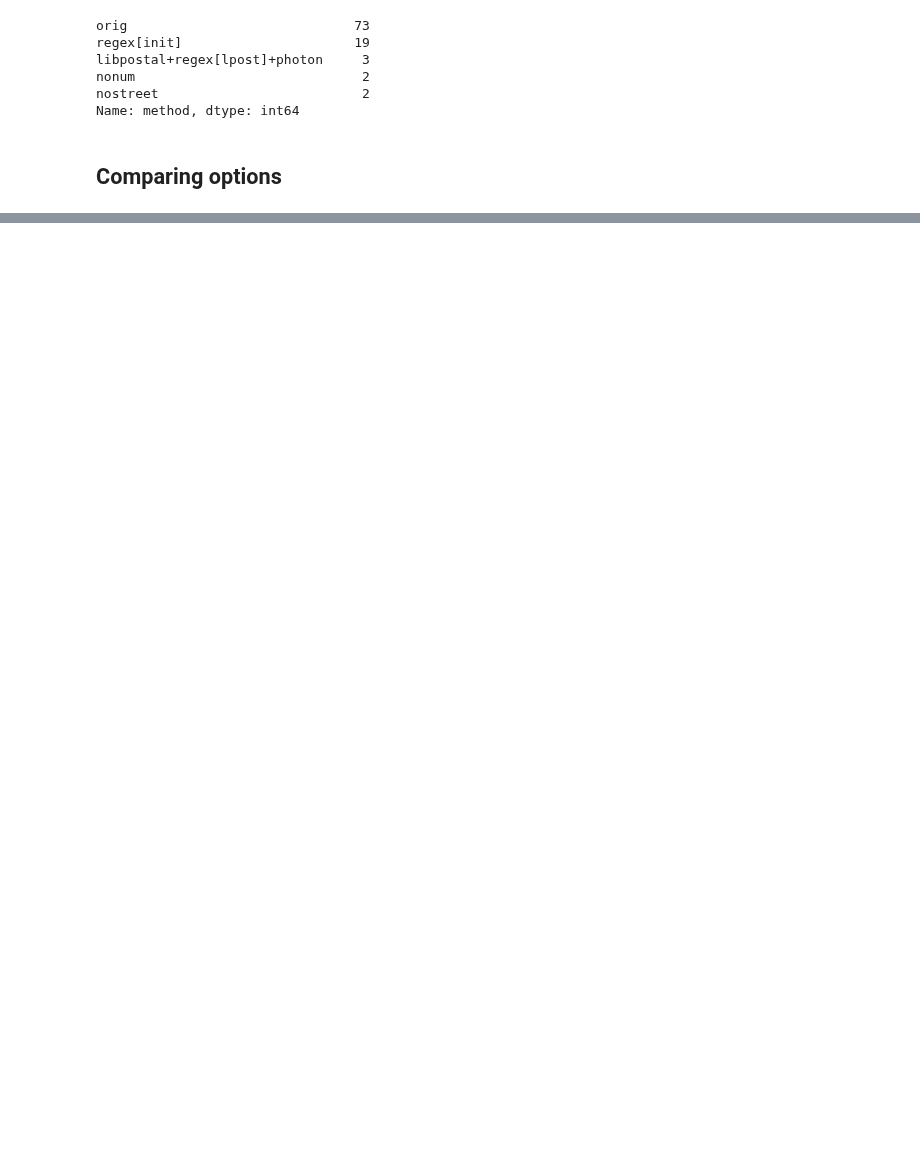
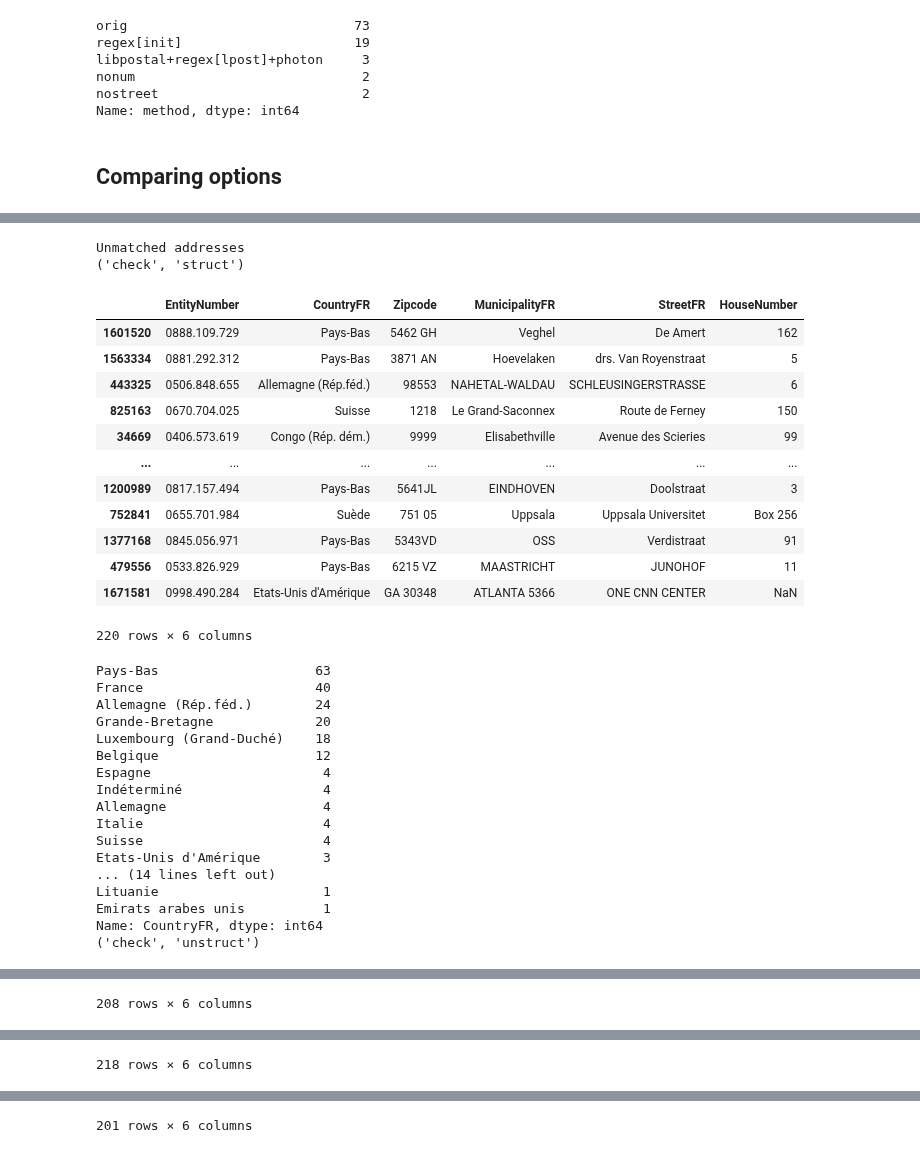
Before and after one commit to SmalsResearch/NominatimWrapper, a Jupyter notebook: AddressCleanserREST_test.ipynb, the cells around one changed output, grey strips where cells are left out. Drawn from its saved outputs; the diff is of its cells as text; code cells hidden in the pictures; blank space fills up the shorter version.

```diff
--- a/AddressCleanserREST_test.ipynb
+++ b/AddressCleanserREST_test.ipynb
@@ -353,17 +281,0 @@ Common in both (agree on result) / results only for row / results only for colum
-# %%
-for k1 in results:
-    for k2 in results:
-        if k1>k2:
-            r1=results[k1]
-            r2=results[k2]
-            mg = r1[["addr_key", "place_id"]].merge(r2[["addr_key", "place_id"]], on="addr_key", how="outer", indicator=True)
-
-            if (mg._merge=="left_only").any() :
-                print("In ", k1, "not in ", k2)
-
-                display(r1[r1.addr_key.isin(mg[mg._merge=="left_only"].addr_key)].merge(addresses.rename({addr_key_field:"addr_key"}, axis=1)))
-
-            if (mg._merge=="right_only").any() :
-                print("In ", k2, "not in ", k1)
-
-                display(r2[r2.addr_key.isin(mg[mg._merge=="right_only"].addr_key)].merge(addresses.rename({addr_key_field:"addr_key"}, axis=1)))
@@ -398,0 +286,17 @@ In  ('nocheck', 'unstruct') not in  ('nocheck', 'struct')
+# %%
+results = {}
+it_per_seconds=pd.DataFrame()
+
+for check_label in ["check", "nocheck"]:
+    for struct_label in ["struct", "unstruct" ]:
+        print(check_label, struct_label)
+        start=datetime.now()
+
+        results[(check_label, struct_label)] = call_ws_batch_chunks(addresses,
+                                                                    mode="short",
+                                                                    check_result   =  check_label == "check",
+                                                                    structured_osm =  struct_label == "struct")
+
+        it_per_seconds.loc[check_label, struct_label] = addresses.shape[0] / (datetime.now()-start).total_seconds()
+print("Iterations per seconds:")
+it_per_seconds
@@ -398,0 +326,40 @@ In  ('nocheck', 'unstruct') not in  ('nocheck', 'struct')
+# %%
+print("Unmatched addresses")
+for k1 in results:
+    print(k1)
+    nomatch=addresses[~addresses[addr_key_field].isin(results[k1]["addr_key"])]
+    display(nomatch)
+    print(nomatch[country_field].value_counts())
+# %% [output]
+Unmatched addresses
+('check', 'struct')
+|  | EntityNumber | CountryFR | Zipcode | MunicipalityFR | StreetFR | HouseNumber |
+| 1601520 | 0888.109.729 | Pays-Bas | 5462 GH | Veghel | De Amert | 162 |
+| 1563334 | 0881.292.312 | Pays-Bas | 3871 AN | Hoevelaken | drs. Van Royenstraat | 5 |
+| 443325 | 0506.848.655 | Allemagne (Rép.féd.) | 98553 | NAHETAL-WALDAU | SCHLEUSINGERSTRASSE | 6 |
+| 825163 | 0670.704.025 | Suisse | 1218 | Le Grand-Saconnex | Route de Ferney | 150 |
+| 34669 | 0406.573.619 | Congo (Rép. dém.) | 9999 | Elisabethville | Avenue des Scieries | 99 |
+| ... | ... | ... | ... | ... | ... | ... |
+| 1200989 | 0817.157.494 | Pays-Bas | 5641JL | EINDHOVEN | Doolstraat | 3 |
+| 752841 | 0655.701.984 | Suède | 751 05 | Uppsala | Uppsala Universitet | Box 256 |
+| 1377168 | 0845.056.971 | Pays-Bas | 5343VD | OSS | Verdistraat | 91 |
+| 479556 | 0533.826.929 | Pays-Bas | 6215 VZ | MAASTRICHT | JUNOHOF | 11 |
+| 1671581 | 0998.490.284 | Etats-Unis d'Amérique | GA 30348 | ATLANTA 5366 | ONE CNN CENTER | NaN |
+220 rows × 6 columns
+Pays-Bas                    63
+France                      40
+Allemagne (Rép.féd.)        24
+Grande-Bretagne             20
+Luxembourg (Grand-Duché)    18
+Belgique                    12
+Espagne                      4
+Indéterminé                  4
+Allemagne                    4
+Italie                       4
+Suisse                       4
+Etats-Unis d'Amérique        3
+... (14 lines left out)
+Lituanie                     1
+Emirats arabes unis          1
+Name: CountryFR, dtype: int64
+('check', 'unstruct')
@@ -398,0 +378 @@ In  ('nocheck', 'unstruct') not in  ('nocheck', 'struct')
+208 rows × 6 columns
@@ -398,0 +408 @@ In  ('nocheck', 'unstruct') not in  ('nocheck', 'struct')
+218 rows × 6 columns
@@ -398,0 +438 @@ In  ('nocheck', 'unstruct') not in  ('nocheck', 'struct')
+201 rows × 6 columns
```
Also changed, not shown: parts of 29 cells of this notebook, 4 other files.
